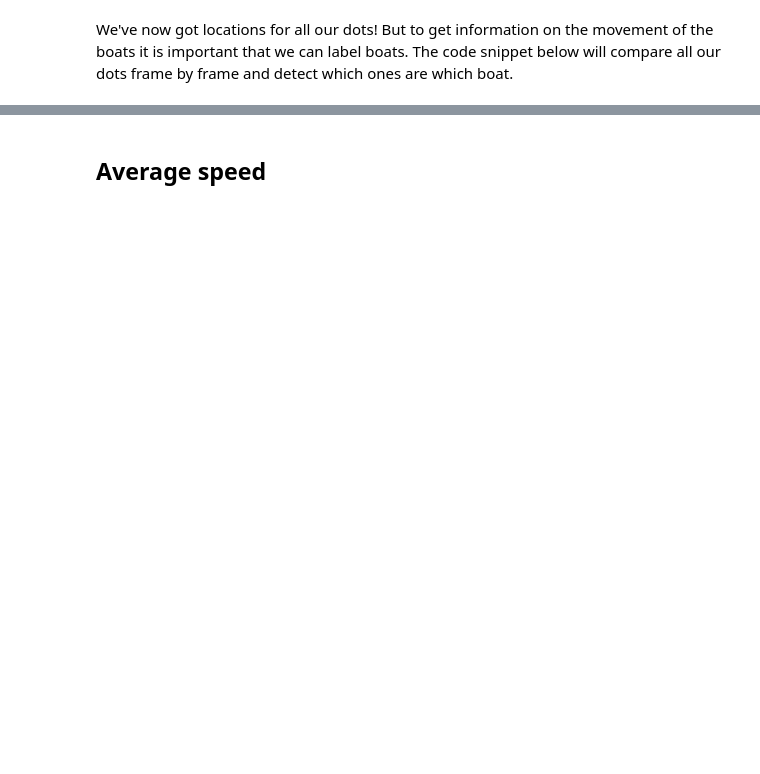
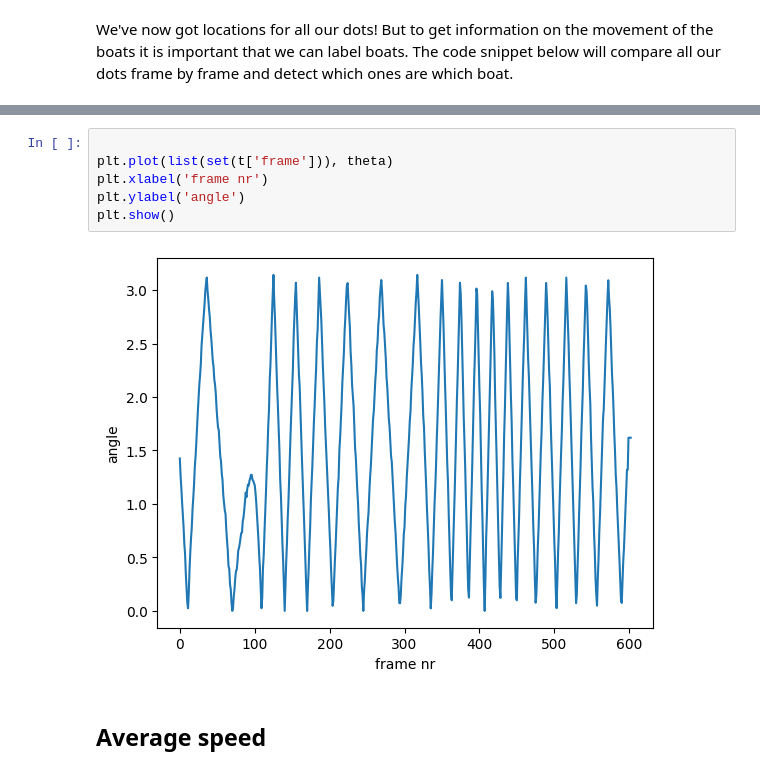
Before and after one commit to TasBakker/CheerioBoatPrototyping, a Jupyter notebook: trackingCode.ipynb, the cells around one changed output, grey strips where cells are left out. Drawn from its saved outputs; the diff is of its cells as text; blank space fills up the shorter version.

```diff
--- a/trackingCode.ipynb
+++ b/trackingCode.ipynb
@@ -191,3 +208,11 @@ plt.legend()
+# %%
+
+plt.plot(list(set(t['frame'])), theta)
+plt.xlabel('frame nr')
+plt.ylabel('angle')
+plt.show()
+# %% [output]
+[figure, added]
 # %% [markdown]
 ## Average speed
 # %%
```
Also changed, not shown: parts of 20 cells of this notebook.
